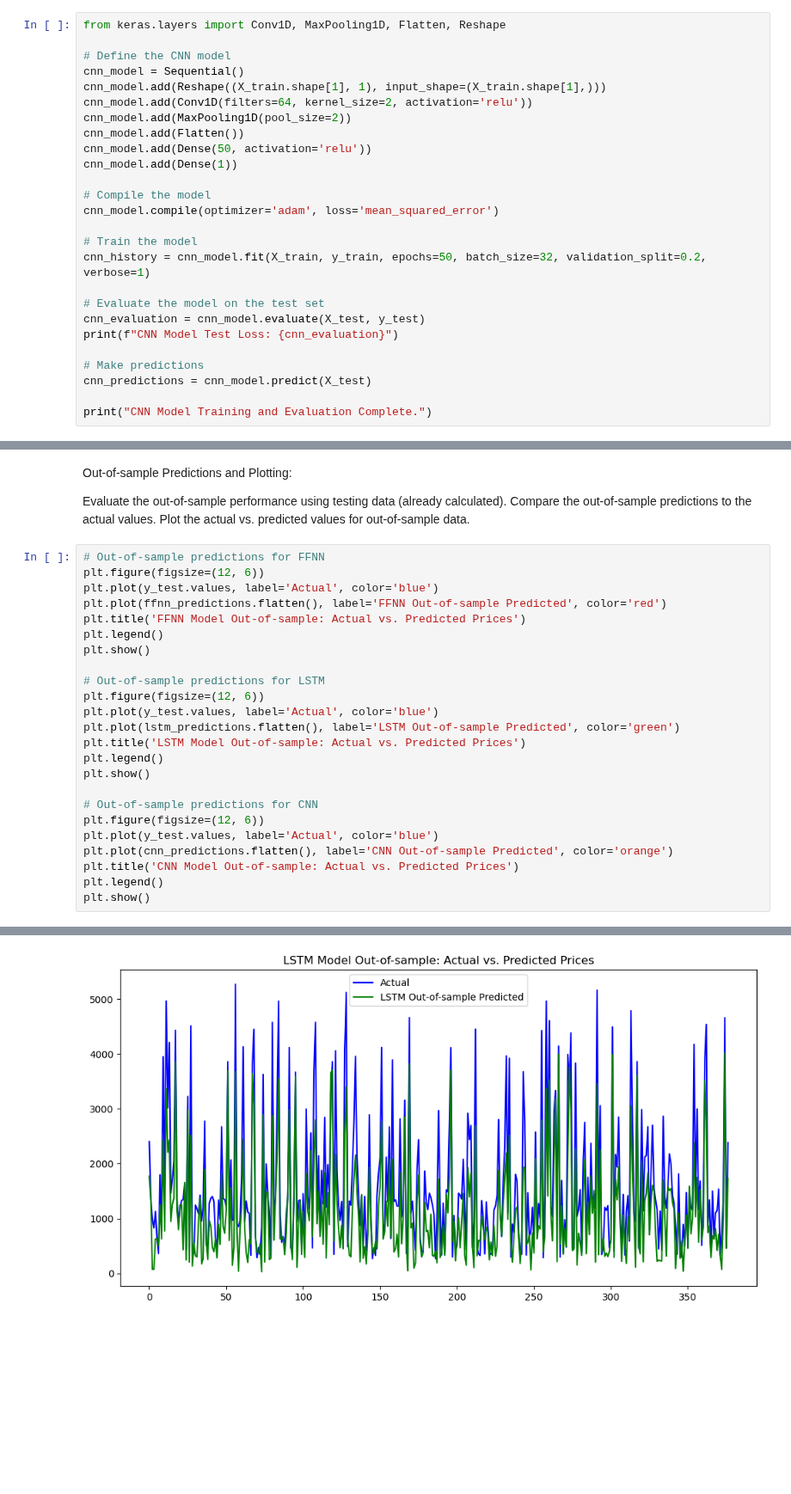
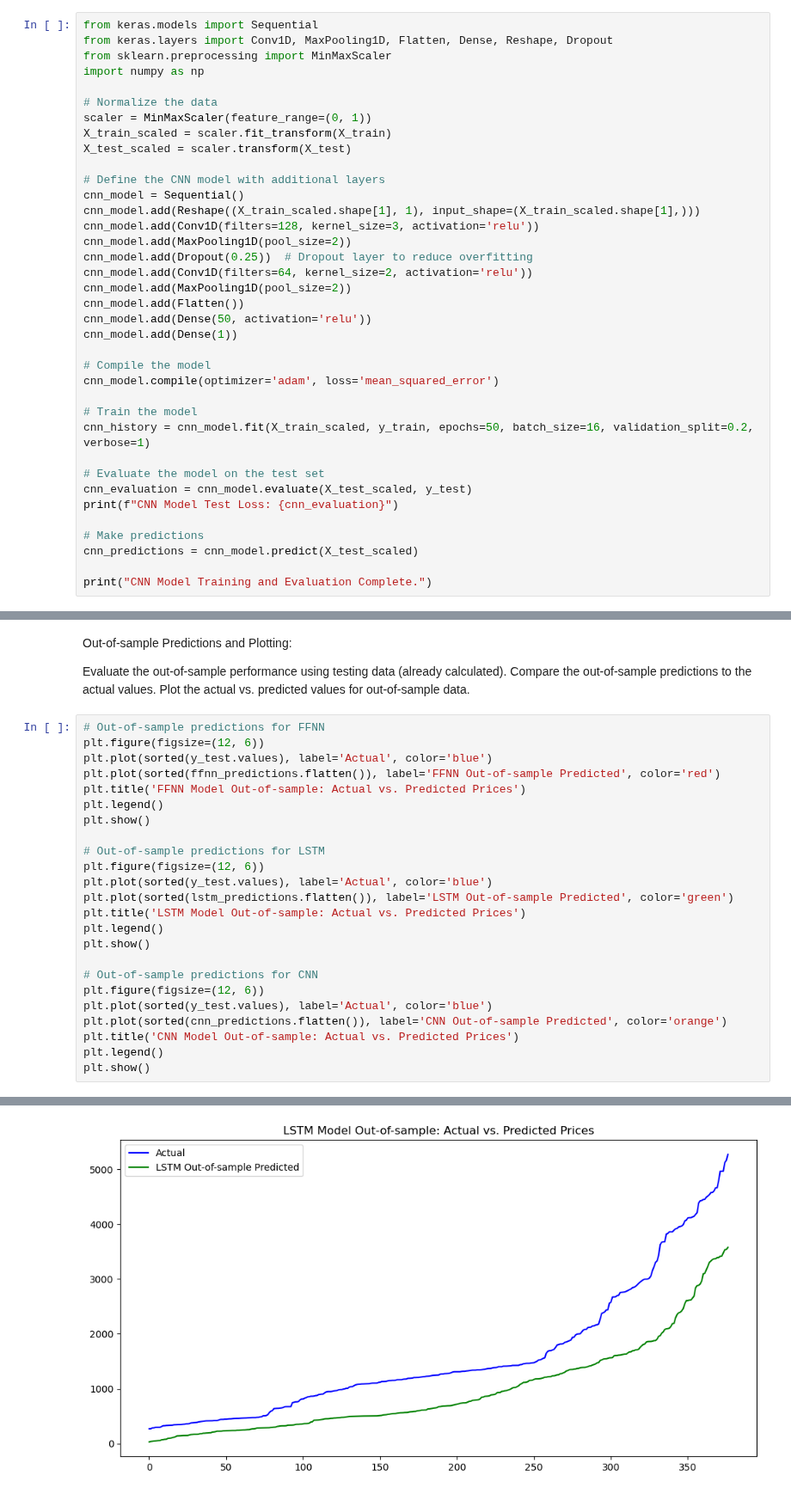
Before and after one commit to radubauzh/Quantitative_Trading_Algorithm, a Jupyter notebook: SP500_Trading_Algorithm.ipynb, the cells around one changed output, grey strips where cells are left out. Shown at 86% size. Drawn from its saved outputs; the diff is of its cells as text; blank space fills up the shorter version.

```diff
--- a/SP500_Trading_Algorithm.ipynb
+++ b/SP500_Trading_Algorithm.ipynb
@@ -165,11 +165,22 @@ LSTM Model Training and Evaluation Complete.
 # %% [markdown]
 ### Convolutional Neural Network (CNN)
 # %%
-from keras.layers import Conv1D, MaxPooling1D, Flatten, Reshape
+from keras.models import Sequential
+from keras.layers import Conv1D, MaxPooling1D, Flatten, Dense, Reshape, Dropout
+from sklearn.preprocessing import MinMaxScaler
+import numpy as np
 
-# Define the CNN model
+# Normalize the data
+scaler = MinMaxScaler(feature_range=(0, 1))
+X_train_scaled = scaler.fit_transform(X_train)
+X_test_scaled = scaler.transform(X_test)
+
+# Define the CNN model with additional layers
 cnn_model = Sequential()
-cnn_model.add(Reshape((X_train.shape[1], 1), input_shape=(X_train.shape[1],)))
+cnn_model.add(Reshape((X_train_scaled.shape[1], 1), input_shape=(X_train_scaled.shape[1],)))
+cnn_model.add(Conv1D(filters=128, kernel_size=3, activation='relu'))
+cnn_model.add(MaxPooling1D(pool_size=2))
+cnn_model.add(Dropout(0.25))  # Dropout layer to reduce overfitting
 cnn_model.add(Conv1D(filters=64, kernel_size=2, activation='relu'))
 cnn_model.add(MaxPooling1D(pool_size=2))
 cnn_model.add(Flatten())
@@ -180,14 +191,14 @@ cnn_model.add(Dense(1))
 cnn_model.compile(optimizer='adam', loss='mean_squared_error')
 
 # Train the model
-cnn_history = cnn_model.fit(X_train, y_train, epochs=50, batch_size=32, validation_split=0.2, verbose=1)
+cnn_history = cnn_model.fit(X_train_scaled, y_train, epochs=50, batch_size=16, validation_split=0.2, verbose=1)
 
 # Evaluate the model on the test set
-cnn_evaluation = cnn_model.evaluate(X_test, y_test)
+cnn_evaluation = cnn_model.evaluate(X_test_scaled, y_test)
 print(f"CNN Model Test Loss: {cnn_evaluation}")
 
 # Make predictions
-cnn_predictions = cnn_model.predict(X_test)
+cnn_predictions = cnn_model.predict(X_test_scaled)
 
 print("CNN Model Training and Evaluation Complete.")
 # %% [output]
@@ -547,24 +558,24 @@ Plot the actual vs. predicted values for out-of-sample data.
 # %%
 # Out-of-sample predictions for FFNN
 plt.figure(figsize=(12, 6))
-plt.plot(y_test.values, label='Actual', color='blue')
-plt.plot(ffnn_predictions.flatten(), label='FFNN Out-of-sample Predicted', color='red')
+plt.plot(sorted(y_test.values), label='Actual', color='blue')
+plt.plot(sorted(ffnn_predictions.flatten()), label='FFNN Out-of-sample Predicted', color='red')
 plt.title('FFNN Model Out-of-sample: Actual vs. Predicted Prices')
 plt.legend()
 plt.show()
 
 # Out-of-sample predictions for LSTM
 plt.figure(figsize=(12, 6))
-plt.plot(y_test.values, label='Actual', color='blue')
-plt.plot(lstm_predictions.flatten(), label='LSTM Out-of-sample Predicted', color='green')
+plt.plot(sorted(y_test.values), label='Actual', color='blue')
+plt.plot(sorted(lstm_predictions.flatten()), label='LSTM Out-of-sample Predicted', color='green')
 plt.title('LSTM Model Out-of-sample: Actual vs. Predicted Prices')
 plt.legend()
 plt.show()
 
 # Out-of-sample predictions for CNN
 plt.figure(figsize=(12, 6))
-plt.plot(y_test.values, label='Actual', color='blue')
-plt.plot(cnn_predictions.flatten(), label='CNN Out-of-sample Predicted', color='orange')
+plt.plot(sorted(y_test.values), label='Actual', color='blue')
+plt.plot(sorted(cnn_predictions.flatten()), label='CNN Out-of-sample Predicted', color='orange')
 plt.title('CNN Model Out-of-sample: Actual vs. Predicted Prices')
 plt.legend()
 plt.show()
@@ -573 +584 @@ plt.show()
-[figure, old version]
+[figure, new version]
```
Also changed, not shown: parts of 11 cells of this notebook, 1 other file.
